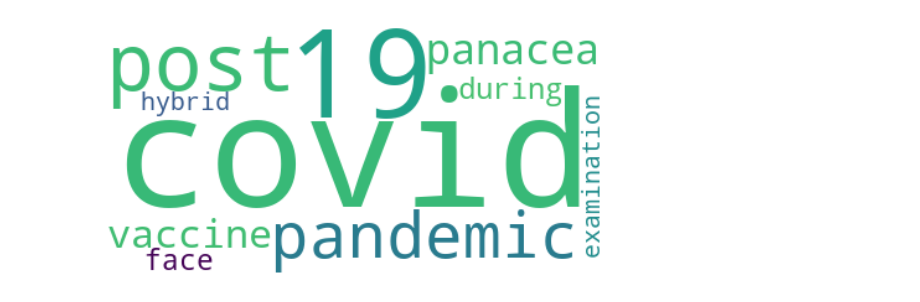
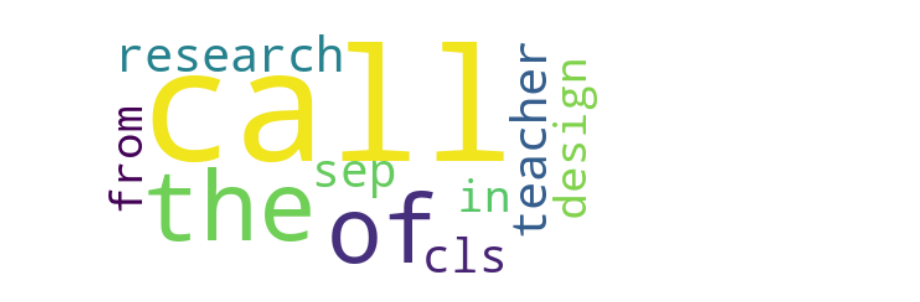
Before and after one commit to Naoru347/CALLResearchTrends, a Jupyter notebook: titles_modeling_scibert.ipynb, the cells around one changed output. Cells and saved outputs as stored; diff of their text form; code cells hidden in the pictures.

```diff
--- a/titles_modeling_scibert.ipynb
+++ b/titles_modeling_scibert.ipynb
@@ -90,9 +90,9 @@ def create_wordcloud(model, topic):
      plt.axis("off")
      plt.show()
 # %%
-create_wordcloud(model, topic=27)
+create_wordcloud(model, topic=9)
 # %% [output]
-[figure, old version]
+[figure, new version]
 # %%
 model.visualize_topics()
 # %%
```
Also changed, not shown: parts of 6 cells of this notebook, 34 other files.
